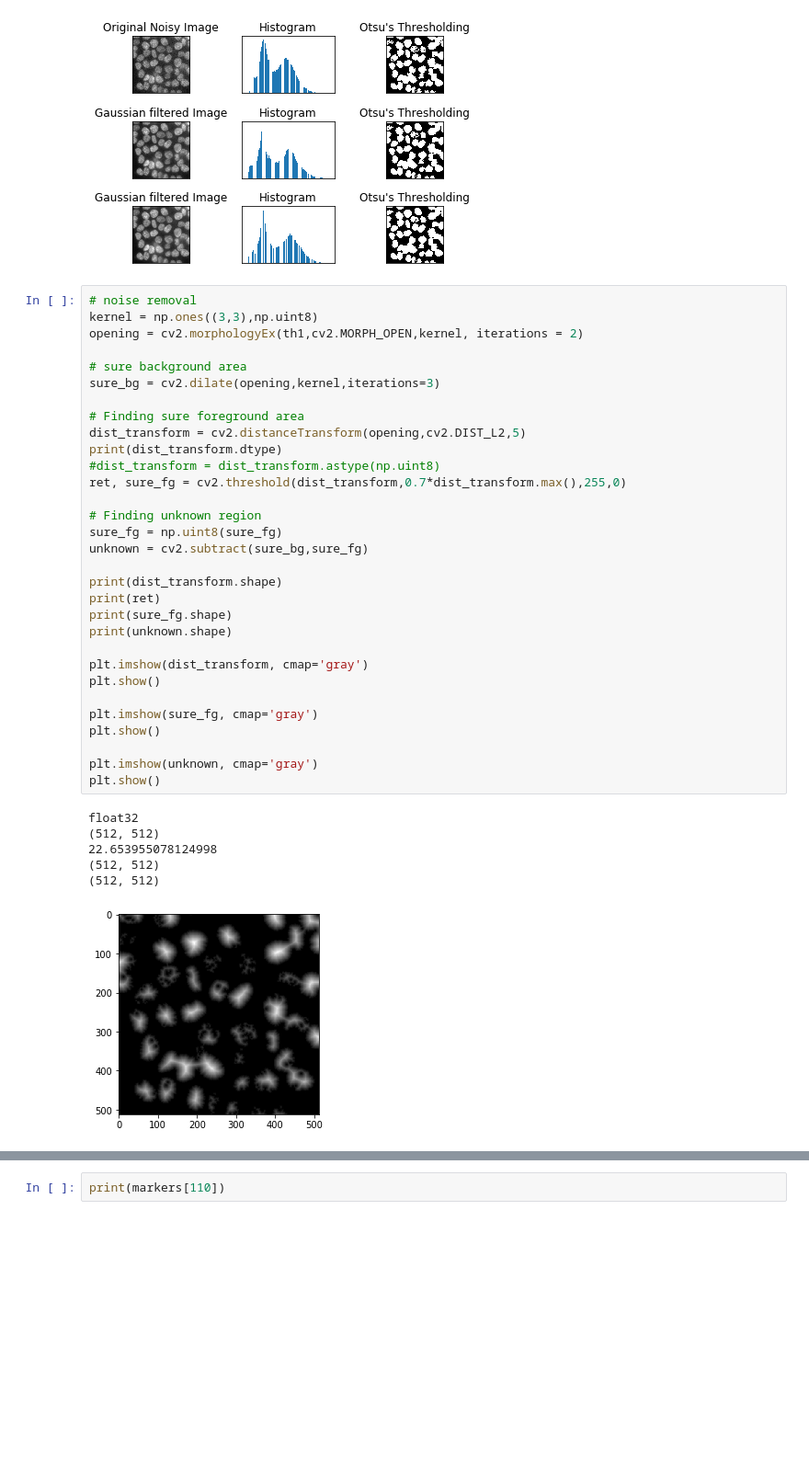
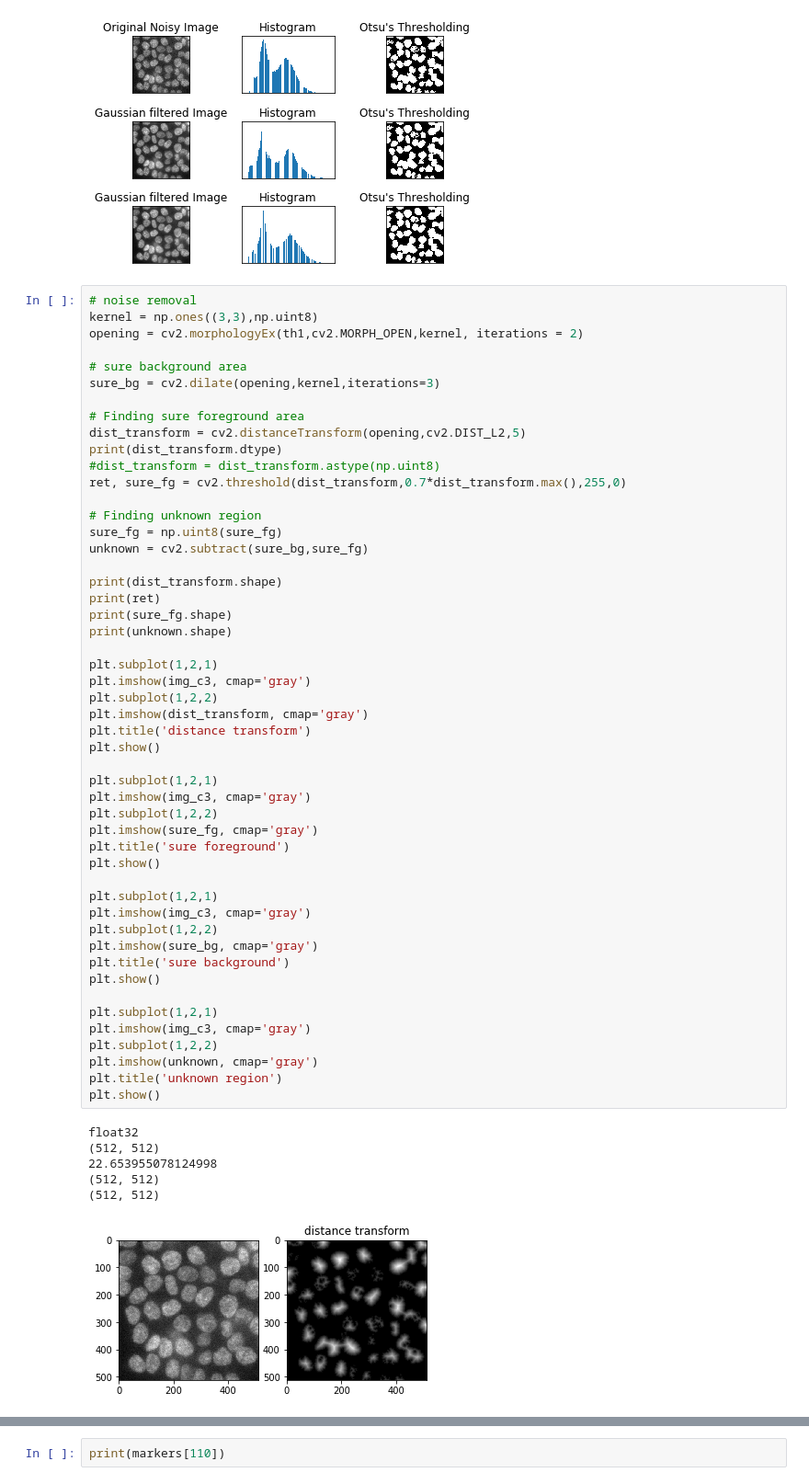
Before and after one commit to jasonjnie/2D-Cell-Image-Segmentation, a Jupyter notebook: Cell_Image_Segmentation.ipynb, the cells around one changed output, grey strips where cells are left out. Shown at 92% size. Saved outputs shown, nothing was run; the diff lists cells and outputs as text; blank space fills up the shorter version.

Commit message:
updated plot

```diff
--- a/Cell_Image_Segmentation.ipynb
+++ b/Cell_Image_Segmentation.ipynb
@@ -218,31 +218,50 @@ sure_bg = cv2.dilate(opening,kernel,iterations=3)
 
 # Finding sure foreground area
 dist_transform = cv2.distanceTransform(opening,cv2.DIST_L2,5)
 print(dist_transform.dtype)
 #dist_transform = dist_transform.astype(np.uint8)
 ret, sure_fg = cv2.threshold(dist_transform,0.7*dist_transform.max(),255,0)
 
 # Finding unknown region
 sure_fg = np.uint8(sure_fg)
 unknown = cv2.subtract(sure_bg,sure_fg)
 
 print(dist_transform.shape)
 print(ret)
 print(sure_fg.shape)
 print(unknown.shape)
 
+plt.subplot(1,2,1)
+plt.imshow(img_c3, cmap='gray')
+plt.subplot(1,2,2)
 plt.imshow(dist_transform, cmap='gray')
+plt.title('distance transform')
 plt.show()
 
+plt.subplot(1,2,1)
+plt.imshow(img_c3, cmap='gray')
+plt.subplot(1,2,2)
 plt.imshow(sure_fg, cmap='gray')
+plt.title('sure foreground')
 plt.show()
 
+plt.subplot(1,2,1)
+plt.imshow(img_c3, cmap='gray')
+plt.subplot(1,2,2)
+plt.imshow(sure_bg, cmap='gray')
+plt.title('sure background')
+plt.show()
+
+plt.subplot(1,2,1)
+plt.imshow(img_c3, cmap='gray')
+plt.subplot(1,2,2)
 plt.imshow(unknown, cmap='gray')
+plt.title('unknown region')
 plt.show()
 # %% [output]
 float32
 (512, 512)
 22.653955078124998
 (512, 512)
 (512, 512)
-[figure, old version]
+[figure, new version]
```
Also changed, not shown: parts of 5 cells of this notebook.
